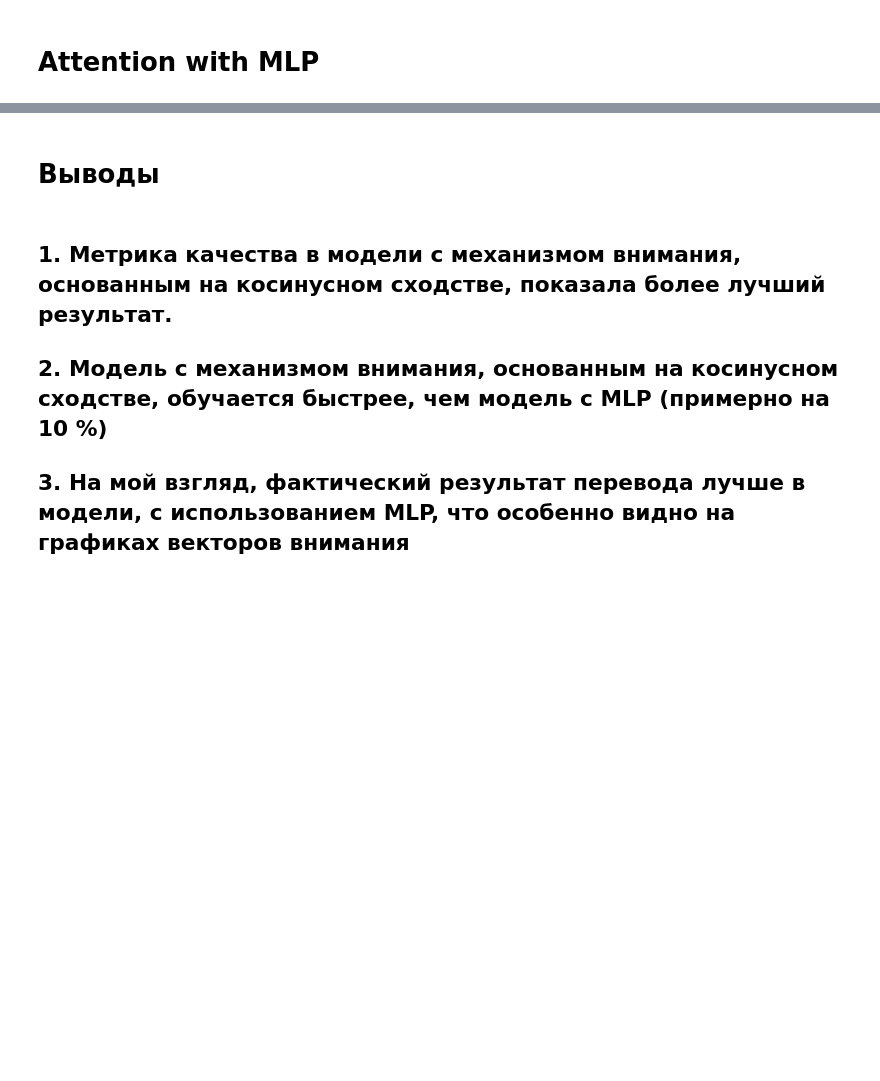
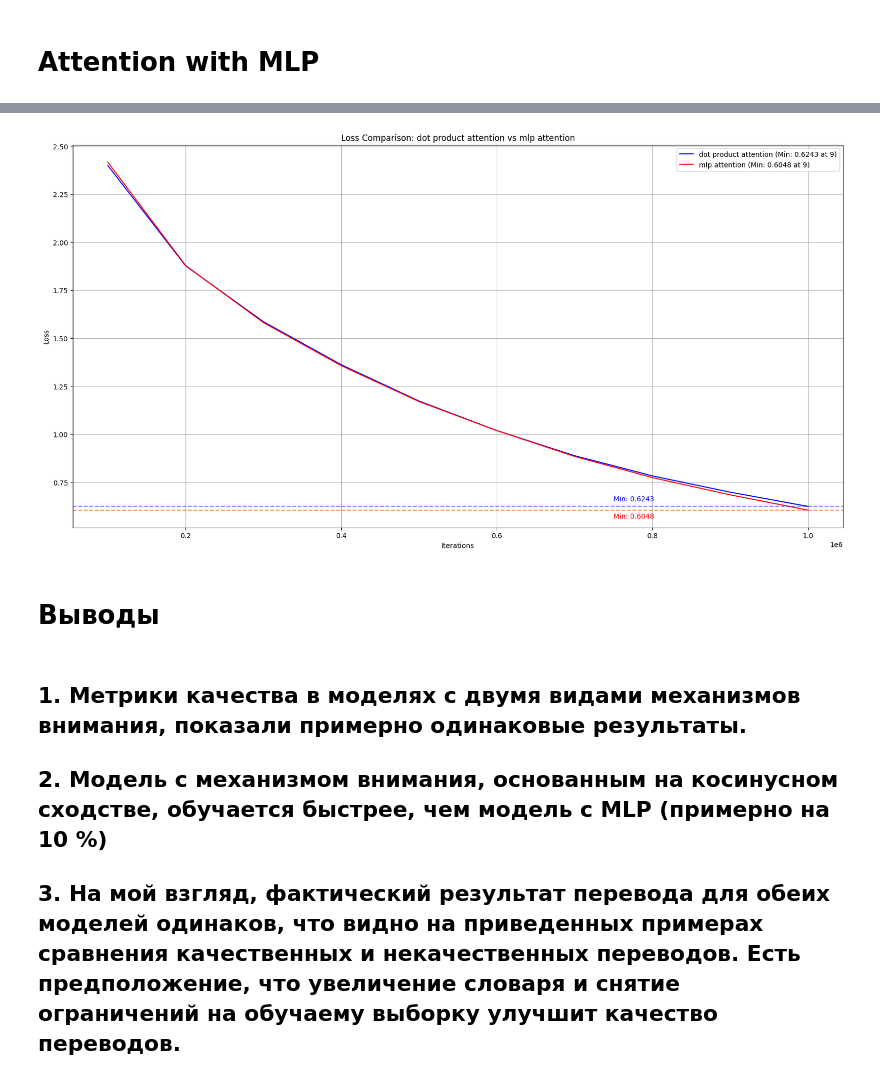
Before and after one commit to AlexBorealis/netology_dll_hw, a Jupyter notebook: kozlov_hw_7_dll.ipynb, the cells around one changed output, grey strips where cells are left out. Drawn from its saved outputs; the diff is of its cells as text; code cells hidden in the pictures; blank space fills up the shorter version.

Commit message:
feature: добавлены выводы и график кривойй обучения

```diff
--- a/kozlov_hw_7_dll.ipynb
+++ b/kozlov_hw_7_dll.ipynb
@@ -653,6 +672,41 @@ plt.show()
+# %%
+plt.figure(figsize=(20, 10))
+plt.plot(
+    df_results['iterations'], df_results['loss_dot_product'],
+    label=f'dot product attention (Min: {min(df_results['loss_dot_product']):.4f} at {df_results['loss_dot_product'].idxmin()})',
+    color='blue'
+)
+plt.plot(
+    df_results['iterations'], df_results['loss_mlp'],
+    label=f'mlp attention (Min: {min(df_results['loss_mlp']):.4f} at {df_results['loss_mlp'].idxmin()})',
+    color='red'
+)
+
+plt.axhline(y=min(df_results['loss_dot_product']), color='blue', linestyle='--', alpha=0.5)
+plt.axhline(y=min(df_results['loss_mlp']), color='red', linestyle='--', alpha=0.5)
+
+plt.text(
+    750000, min(df_results['loss_dot_product']) + 0.02,
+    f'Min: {min(df_results['loss_dot_product']):.4f}',
+    color='blue', ha='left', va='bottom'
+)
+plt.text(
+    750000, min(df_results['loss_mlp']) - 0.05,
+    f'Min: {min(df_results['loss_mlp']):.4f}',
+    color='red', ha='left', va='bottom'
+)
+
+plt.xlabel('Iterations')
+plt.ylabel('Loss')
+plt.title('Loss Comparison: dot product attention vs mlp attention')
+plt.legend()
+plt.grid(True)
+plt.show()
+# %% [output]
+[figure, added]
 # %% [markdown]
 # **Выводы**
 # %% [markdown]
-## 1. Метрика качества в модели с механизмом внимания, основанным на косинусном сходстве, показала более лучший результат.
-## 2. Модель с механизмом внимания, основанным на косинусном сходстве, обучается быстрее, чем модель с MLP (примерно на 10 %)
-## 3. На мой взгляд, фактический результат перевода лучше в модели, с использованием MLP, что особенно видно на графиках векторов внимания
+## **1. Метрики качества в моделях с двумя видами механизмов внимания, показали примерно одинаковые результаты.**
+## **2. Модель с механизмом внимания, основанным на косинусном сходстве, обучается быстрее, чем модель с MLP (примерно на 10 %)**
+## **3. На мой взгляд, фактический результат перевода для обеих моделей одинаков, что видно на приведенных примерах сравнения качественных и некачественных переводов. Есть предположение, что увеличение словаря и снятие ограничений на обучаему выборку улучшит качество переводов.**
```
Also changed, not shown: parts of 22 cells of this notebook.
